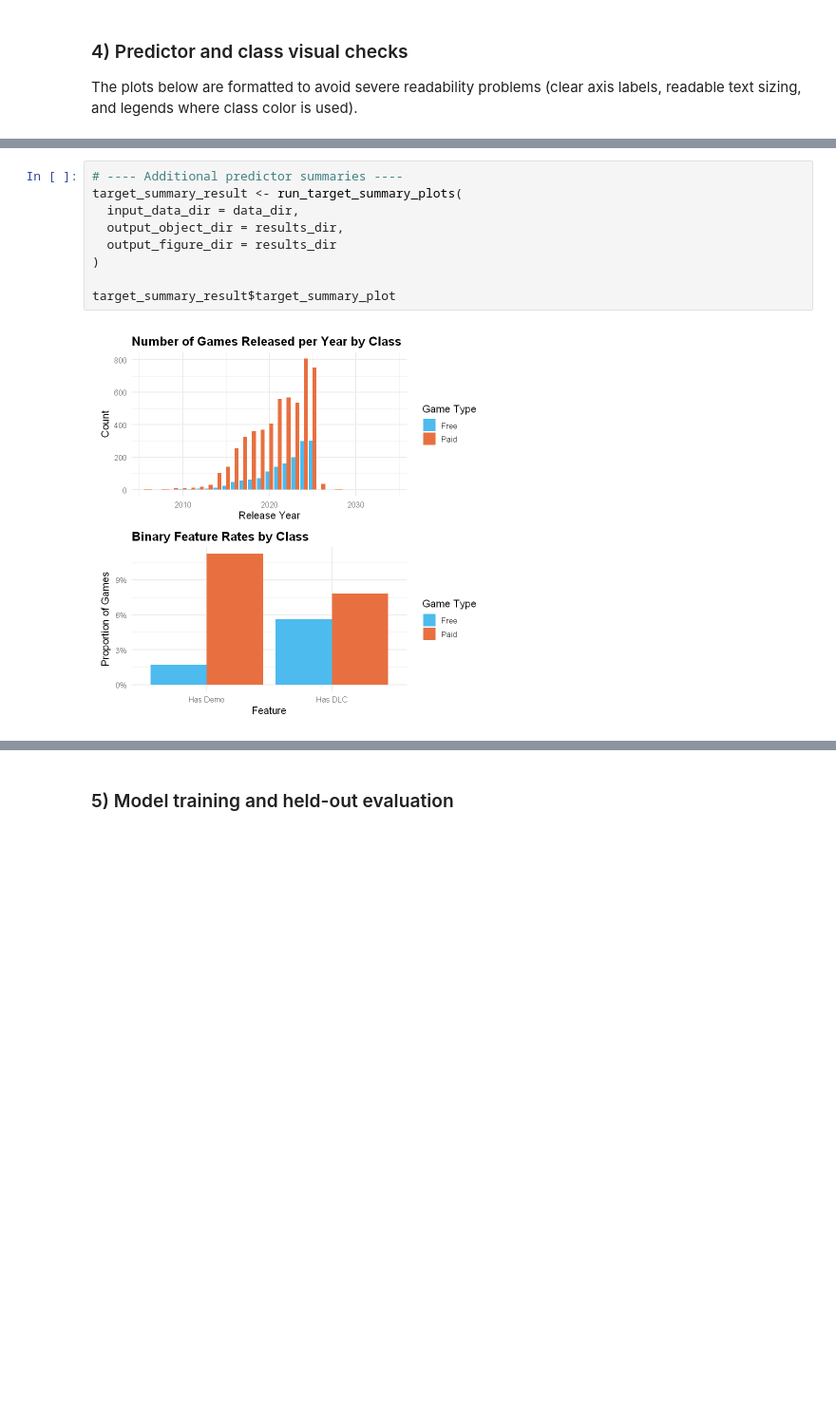
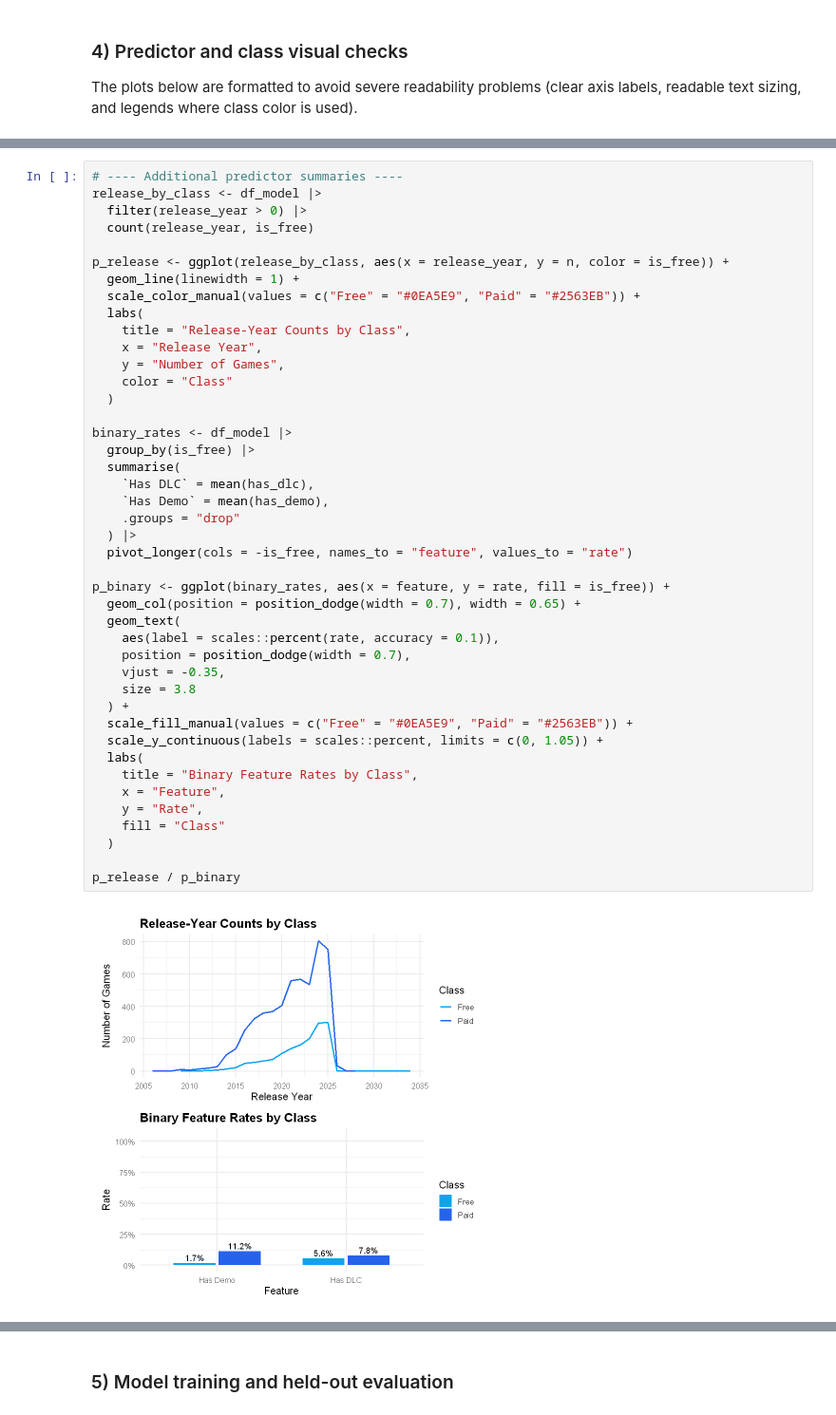
Before and after one commit to UBC-DSCI-310-2025W2/dsci-310-group-15, a Jupyter notebook: src/steam_full_analysis.ipynb, the cells around one changed output, grey strips where cells are left out. Shown at 95% size. Saved outputs shown, nothing was run; the diff lists cells and outputs as text; blank space fills up the shorter version.

```diff
--- a/src/steam_full_analysis.ipynb
+++ b/src/steam_full_analysis.ipynb
@@ -142,14 +374,48 @@ numeric_result$numeric_grid_distribution
 [figure]
 # %%
 # ---- Additional predictor summaries ----
-target_summary_result <- run_target_summary_plots(
-  input_data_dir = data_dir,
-  output_object_dir = results_dir,
-  output_figure_dir = results_dir
-)
+release_by_class <- df_model |>
+  filter(release_year > 0) |>
+  count(release_year, is_free)
 
-target_summary_result$target_summary_plot
+p_release <- ggplot(release_by_class, aes(x = release_year, y = n, color = is_free)) +
+  geom_line(linewidth = 1) +
+  scale_color_manual(values = c("Free" = "#0EA5E9", "Paid" = "#2563EB")) +
+  labs(
+    title = "Release-Year Counts by Class",
+    x = "Release Year",
+    y = "Number of Games",
+    color = "Class"
+  )
+
+binary_rates <- df_model |>
+  group_by(is_free) |>
+  summarise(
+    `Has DLC` = mean(has_dlc),
+    `Has Demo` = mean(has_demo),
+    .groups = "drop"
+  ) |>
+  pivot_longer(cols = -is_free, names_to = "feature", values_to = "rate")
+
+p_binary <- ggplot(binary_rates, aes(x = feature, y = rate, fill = is_free)) +
+  geom_col(position = position_dodge(width = 0.7), width = 0.65) +
+  geom_text(
+    aes(label = scales::percent(rate, accuracy = 0.1)),
+    position = position_dodge(width = 0.7),
+    vjust = -0.35,
+    size = 3.8
+  ) +
+  scale_fill_manual(values = c("Free" = "#0EA5E9", "Paid" = "#2563EB")) +
+  scale_y_continuous(labels = scales::percent, limits = c(0, 1.05)) +
+  labs(
+    title = "Binary Feature Rates by Class",
+    x = "Feature",
+    y = "Rate",
+    fill = "Class"
+  )
+
+p_release / p_binary
 # %% [output]
-[figure, old version]
+[figure, new version]
 # %%
 # ---- Category-level predictive signals ----
```
Also changed, not shown: parts of 10 cells of this notebook, 50 other files.
